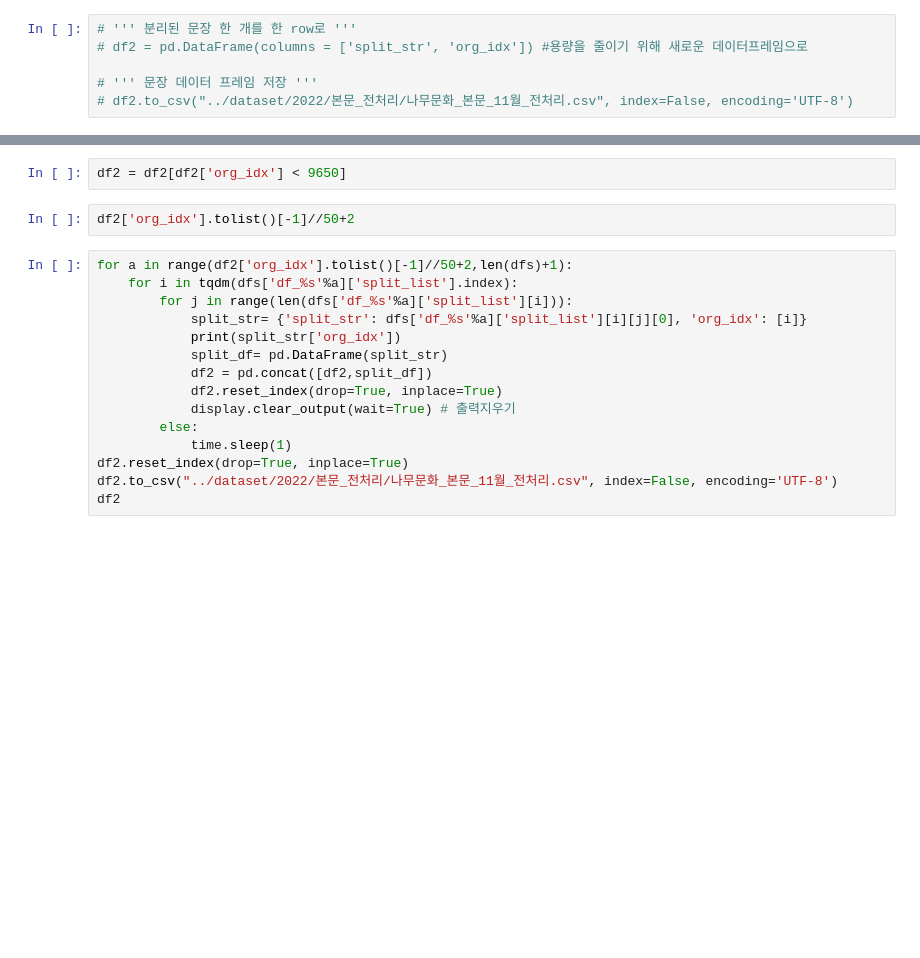
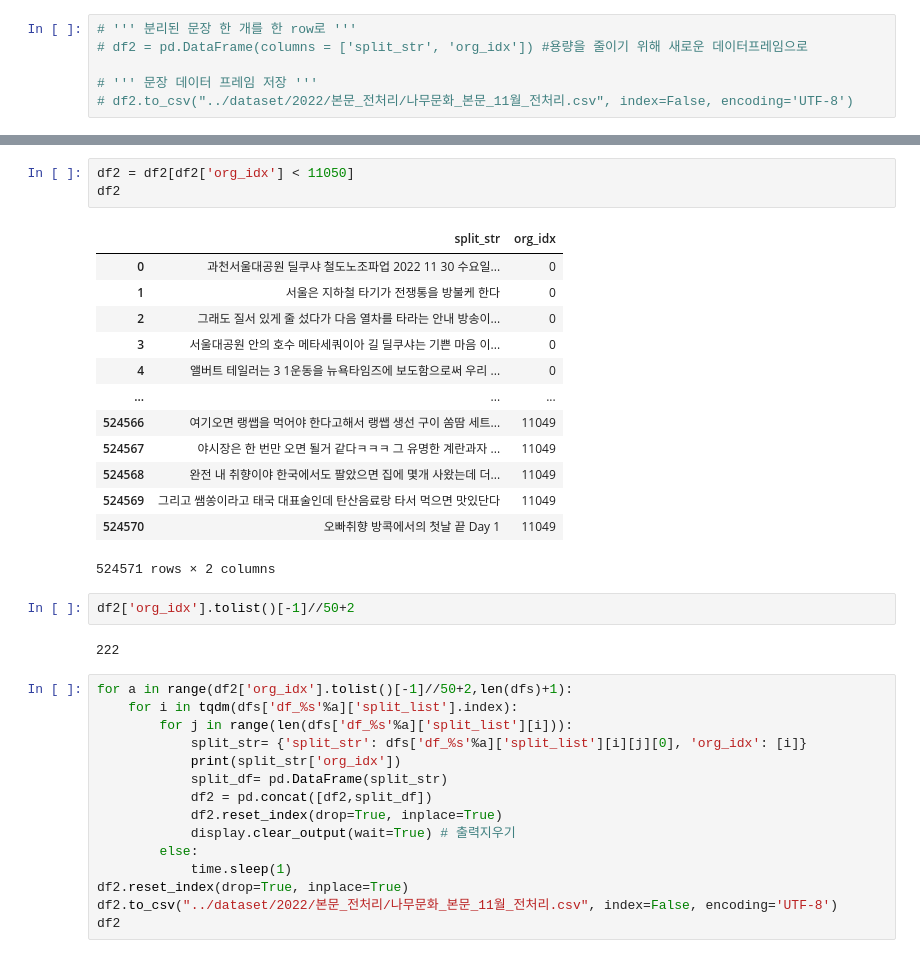
Before and after one commit to DDalaDDula/NIFoS, a Jupyter notebook: 문화/한글_텍스트_전처리/한글_텍스트_전처리_11월(불용어_제거_및_문장분리).ipynb, the cells around one changed output, grey strips where cells are left out. Saved outputs shown, nothing was run; the diff lists cells and outputs as text; blank space fills up the shorter version.

```diff
--- a/문화/한글_텍스트_전처리/한글_텍스트_전처리_11월(불용어_제거_및_문장분리).ipynb
+++ b/문화/한글_텍스트_전처리/한글_텍스트_전처리_11월(불용어_제거_및_문장분리).ipynb
@@ -119,7 +131,24 @@ df2
 # %%
-df2 = df2[df2['org_idx'] < 9650]
+df2 = df2[df2['org_idx'] < 11050]
+df2
+# %% [output]
+|  | split_str | org_idx |
+| 0 | 과천서울대공원 딜쿠샤 철도노조파업 2022 11 30 수요일... | 0 |
+| 1 | 서울은 지하철 타기가 전쟁통을 방불케 한다 | 0 |
+| 2 | 그래도 질서 있게 줄 섰다가 다음 열차를 타라는 안내 방송이... | 0 |
+| 3 | 서울대공원 안의 호수 메타세쿼이아 길 딜쿠샤는 기쁜 마음 이... | 0 |
+| 4 | 앨버트 테일러는 3 1운동을 뉴욕타임즈에 보도함으로써 우리 ... | 0 |
+| ... | ... | ... |
+| 524566 | 여기오면 랭쌥을 먹어야 한다고해서 랭쌥 생선 구이 쏨땀 세트... | 11049 |
+| 524567 | 야시장은 한 번만 오면 될거 같다ㅋㅋㅋ 그 유명한 계란과자 ... | 11049 |
+| 524568 | 완전 내 취향이야 한국에서도 팔았으면 집에 몇개 사왔는데 더... | 11049 |
+| 524569 | 그리고 쌤쏭이라고 태국 대표술인데 탄산음료랑 타서 먹으면 맛있단다 | 11049 |
+| 524570 | 오빠취향 방콕에서의 첫날 끝 Day 1 | 11049 |
+524571 rows × 2 columns
 # %%
 df2['org_idx'].tolist()[-1]//50+2
+# %% [output]
+222
 # %%
 for a in range(df2['org_idx'].tolist()[-1]//50+2,len(dfs)+1):
     for i in tqdm(dfs['df_%s'%a]['split_list'].index):
```
Also changed, not shown: parts of 2 cells of this notebook, 2 other files.
